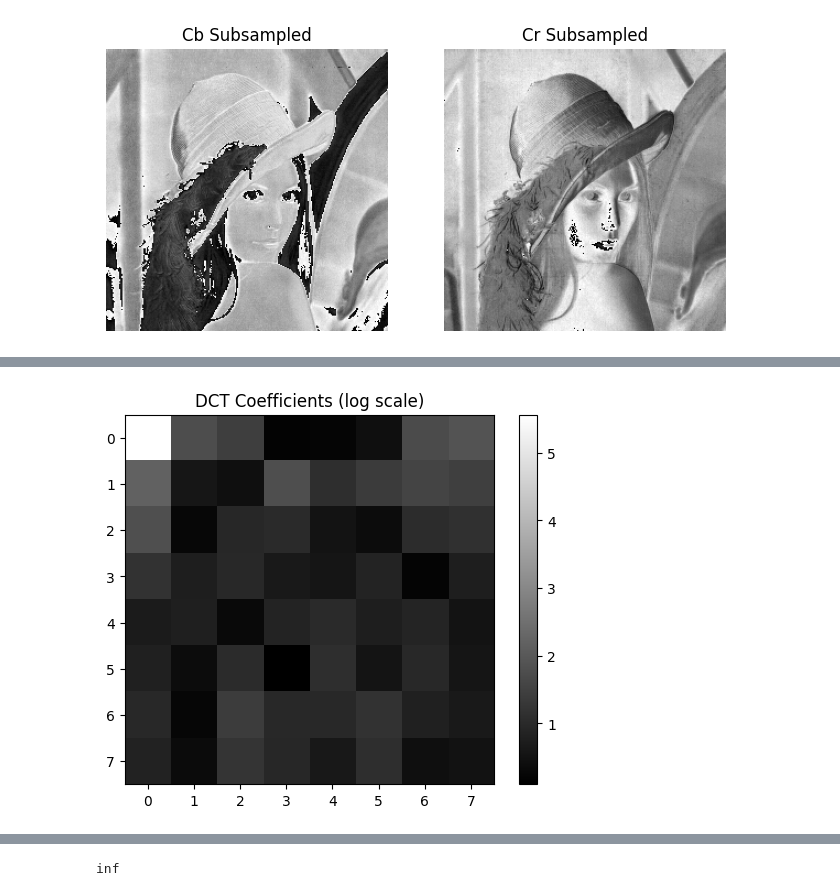
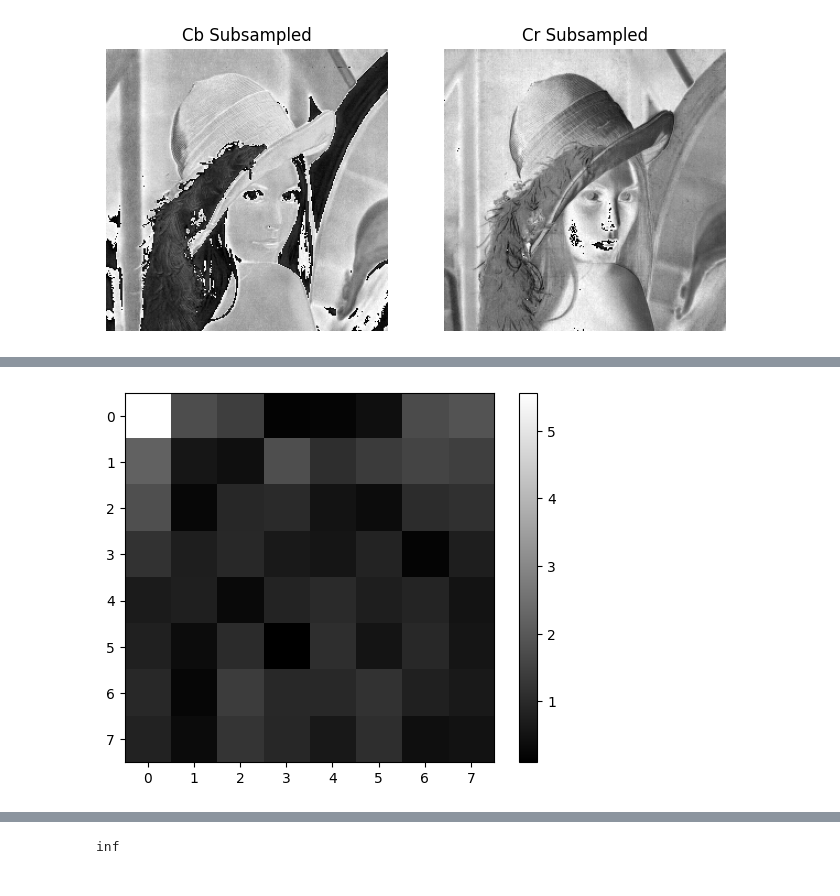
Before and after one commit to Abhijeet-KC/Image_Processing, a Jupyter notebook: 6. JPEG_Compression/Code.ipynb, the cells around one changed output, grey strips where cells are left out. Saved outputs shown, nothing was run; the diff lists cells and outputs as text; code cells hidden in the pictures.

```diff
--- a/6. JPEG_Compression/Code.ipynb
+++ b/6. JPEG_Compression/Code.ipynb
@@ -114,10 +111,9 @@ plt.show()
 # %%
 plt.imshow(np.log(np.abs(dct_block) + 1), cmap='gray')
-plt.title('DCT Coefficients (log scale)')
 plt.colorbar()
 plt.show()
 # %% [output]
-[figure, old version]
+[figure, new version]
 # %%
 # 8. Quantization
 Q = np.array([[16, 11, 10, 16, 24, 40, 51, 61],
```
Also changed, not shown: parts of 8 cells of this notebook.
